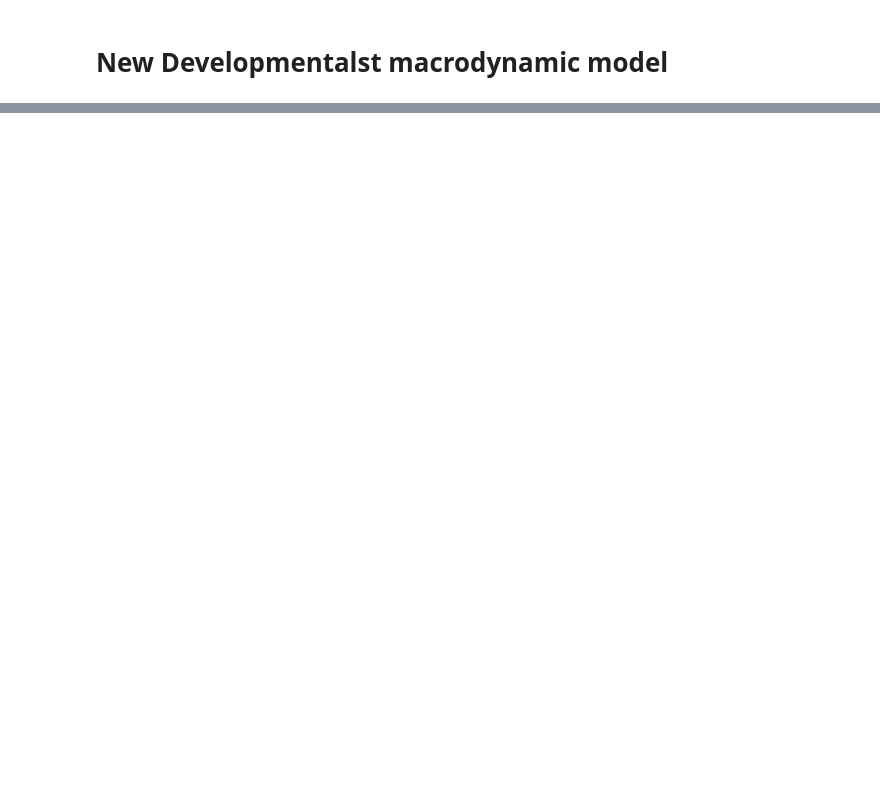
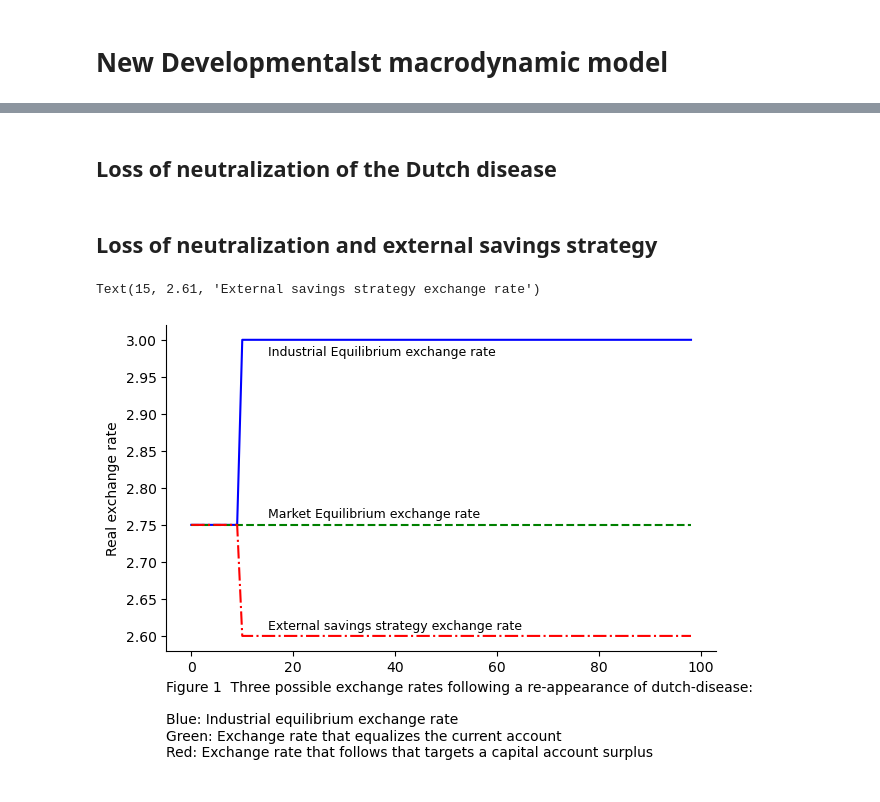
Before and after one commit to riktross/new-developmentalist-macro-model, a Jupyter notebook: new-developmentalist-model.ipynb, the cells around one changed output, grey strips where cells are left out. Drawn from its saved outputs; the diff is of its cells as text; code cells hidden in the pictures; blank space fills up the shorter version.

```diff
--- a/new-developmentalist-model.ipynb
+++ b/new-developmentalist-model.ipynb
@@ -258,0 +170,2 @@ mod.solutions[-1]
+# %% [markdown]
+## Loss of neutralization of the Dutch disease
@@ -258,0 +183,56 @@ mod.solutions[-1]
+# %% [markdown]
+## Loss of neutralization and external savings strategy
+# %%
+ext_savings = create_model()
+ext_savings.set_values(starting_values)
+
+for _ in range(10):
+    ext_savings.solve(iterations=200, threshold=1e-6)
+
+ext_savings.set_values({
+    'beta_2': 0.1,
+    'q': 2.6
+})
+
+for _ in range(300):
+    ext_savings.solve(iterations=200, threshold=1e-6)
+# %%
+%matplotlib inline
+caption = '''Figure 1  Three possible exchange rates following a re-appearance of dutch-disease:
+
+Blue: Industrial equilibrium exchange rate
+Green: Exchange rate that equalizes the current account
+Red: Exchange rate that follows that targets a capital account surplus
+'''
+
+neutralized_data = list()
+dutch_data = list()
+ext_savings_data = list()
+for i in range(1, 100):
+    neutralized_data.append(neutralized.solutions[i]['q'])
+    dutch_data.append(dutch.solutions[i]['q'])
+    ext_savings_data.append(ext_savings.solutions[i]['q'])
+
+
+fig, axes = plt.subplots(1,1)
+axes.spines['top'].set_visible(False)
+axes.spines['right'].set_visible(False)
+
+axes.set_xlabel(caption, wrap=True, loc="left")
+axes.set_ylabel("Real exchange rate")
+# axes.set_title("Paths of the real exchange rate", loc="left", size=16)
+
+
+axes.plot(neutralized_data, linestyle='-', color='b')
+axes.plot(dutch_data, linestyle='--', color='g')
+axes.plot(ext_savings_data, linestyle='-.', color='r')
+
+fig.tight_layout()
+
+# add labels
+axes.text(15, 2.98, 'Industrial Equilibrium exchange rate', size=9)
+axes.text(15, 2.76, 'Market Equilibrium exchange rate', size=9)
+axes.text(15, 2.61, 'External savings strategy exchange rate', size=9)
+# %% [output]
+Text(15, 2.61, 'External savings strategy exchange rate')
+[figure, added]
```
Also changed, not shown: parts of 21 cells of this notebook, 6 other files.
